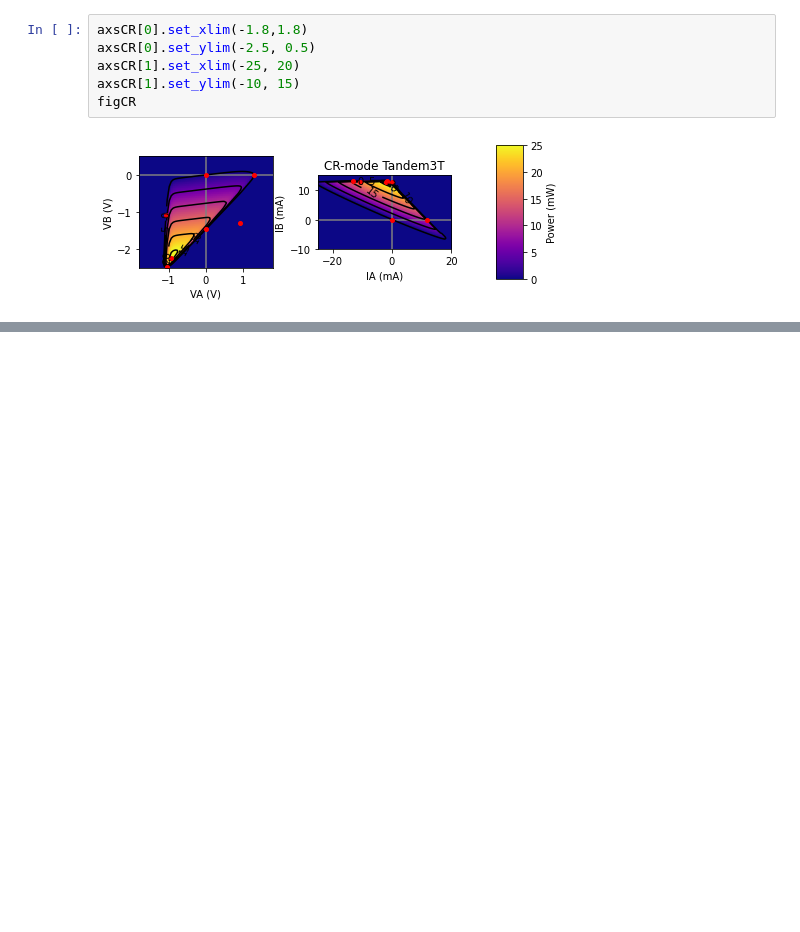
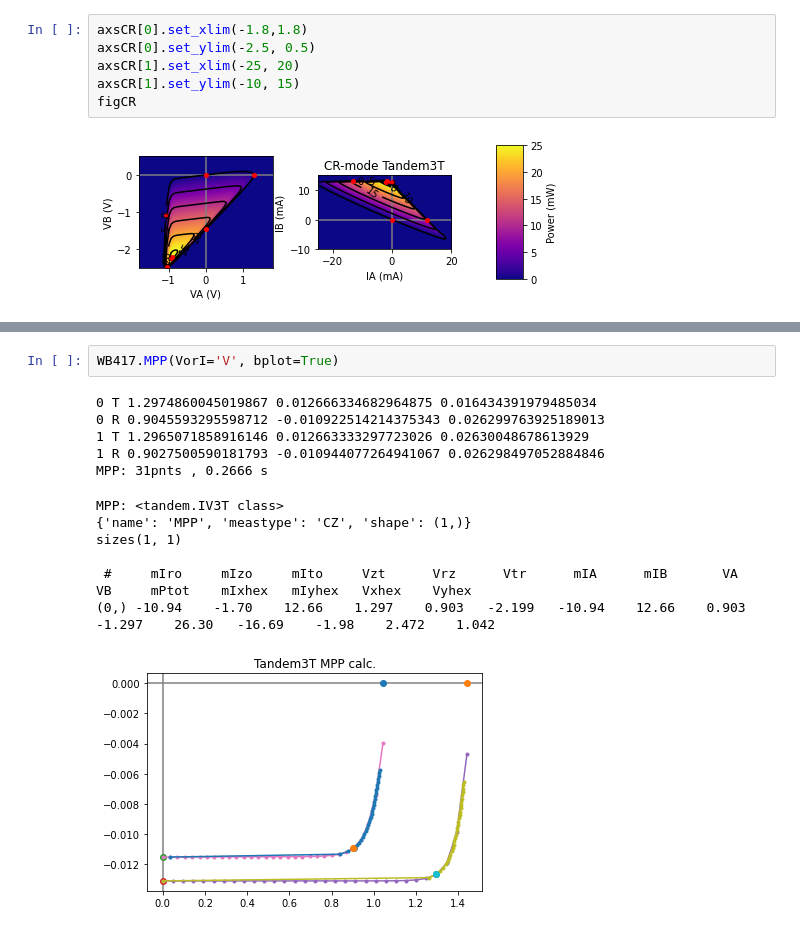
Before and after one commit to NREL/PVcircuit, a Jupyter notebook: notebooks/testpvc.ipynb, the cells around one changed output, grey strips where cells are left out. Saved outputs shown, nothing was run; the diff lists cells and outputs as text; blank space fills up the shorter version.

```diff
--- a/notebooks/testpvc.ipynb
+++ b/notebooks/testpvc.ipynb
@@ -115,0 +142,15 @@ VztIro  -0.00   -13.12    13.10    0.000    1.073   -1.073   -13.12    13.10   -
+# %%
+WB417.MPP(VorI='V', bplot=True)
+# %% [output]
+0 T 1.2974860045019867 0.012666334682964875 0.016434391979485034
+0 R 0.9045593295598712 -0.010922514214375343 0.026299763925189013
+1 T 1.2965071858916146 0.012663333297723026 0.02630048678613929
+1 R 0.9027500590181793 -0.010944077264941067 0.026298497052884846
+MPP: 31pnts , 0.2666 s
+MPP: <tandem.IV3T class>
+{'name': 'MPP', 'meastype': 'CZ', 'shape': (1,)}
+sizes(1, 1)
+
+ #     mIro     mIzo     mIto     Vzt      Vrz      Vtr      mIA      mIB       VA       VB     mPtot    mIxhex   mIyhex   Vxhex    Vyhex
+(0,) -10.94    -1.70    12.66    1.297    0.903   -2.199   -10.94    12.66    0.903   -1.297    26.30   -16.69    -1.98    2.472    1.042
+[figure, added]
```
Also changed, not shown: parts of 3 cells of this notebook, 3 other files.
